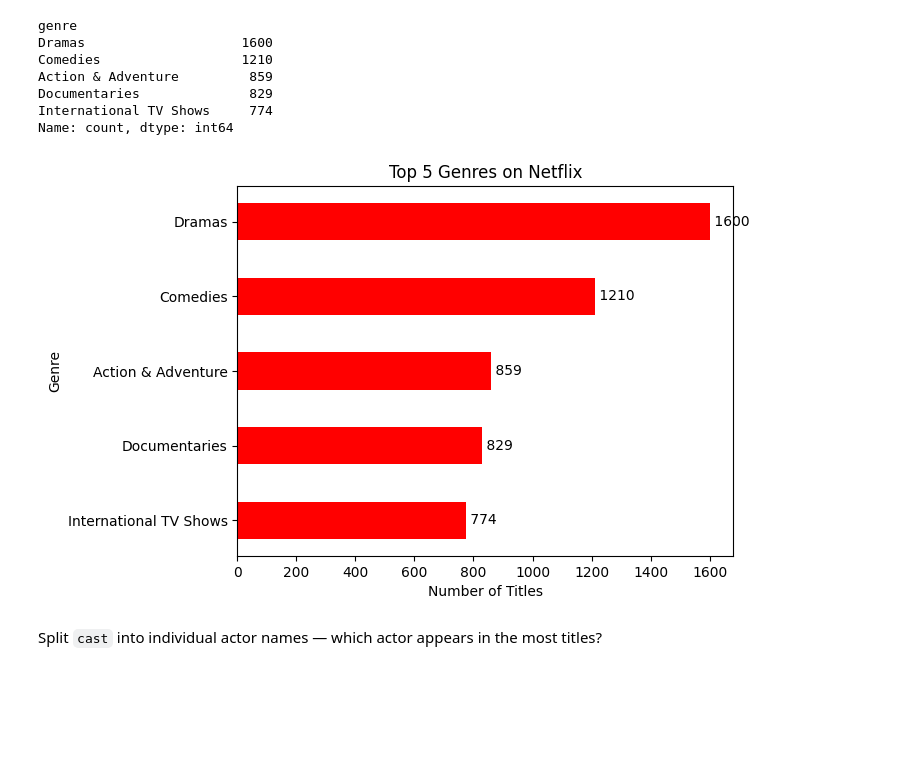
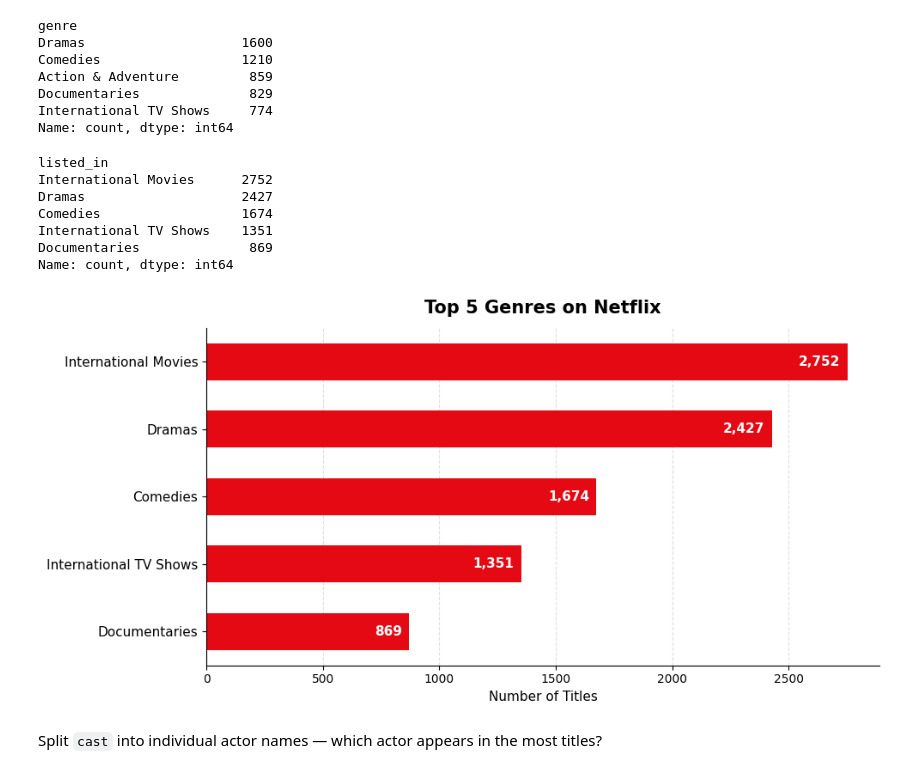
Before and after one commit to arnavvpareek/Netflix-EDA, a Jupyter notebook: notebooks/netflix_eda.ipynb, the cells around one changed output. Cells and saved outputs as stored; diff of their text form; code cells hidden in the pictures; blank space fills up the shorter version.

Commit message:
Most associated Genre with TV shows and movies

```diff
--- a/notebooks/netflix_eda.ipynb
+++ b/notebooks/netflix_eda.ipynb
@@ -444,19 +437,44 @@ Action & Adventure         859
 Documentaries              829
 International TV Shows     774
 Name: count, dtype: int64
+# %%
+
+genre_exploded = netflix['listed_in'].str.split(',')
+genre_exploded = genre_exploded.explode()
+genre_exploded= genre_exploded.str.strip()
+
+genre_exploded.value_counts().head()
+# %% [output]
+listed_in
+International Movies      2752
+Dramas                    2427
+Comedies                  1674
+International TV Shows    1351
+Documentaries              869
+Name: count, dtype: int64
 # %%
-top5_genres=netflix['genre'].value_counts().head()
-bars=plt.barh(top5_genres.index, top5_genres.values, color='red', height=0.5)
-plt.xlabel('Number of Titles')
-plt.ylabel('Genre')
-plt.title('Top 5 Genres on Netflix')
-plt.gca().invert_yaxis()
+
+top5_genres = genre_exploded.value_counts().head().sort_values()
+
+fig, ax = plt.subplots(figsize=(10, 5))
+bars = ax.barh(top5_genres.index, top5_genres.values, color='#E50914', height=0.55)
+
 for bar in bars:
-    width=bar.get_width()
-    plt.text(width, bar.get_y()+bar.get_height()/2, f' {int(width)}', va='center')
+    width = bar.get_width()
+    ax.text(width - 30, bar.get_y() + bar.get_height() / 2,
+            f'{int(width):,}', va='center', ha='right', fontsize=11, fontweight='bold', color='white')
+
+ax.set_xlabel('Number of Titles', fontsize=11)
+ax.set_title('Top 5 Genres on Netflix', fontsize=15, fontweight='bold', pad=12)
+ax.spines[['top', 'right']].set_visible(False)
+ax.tick_params(axis='y', labelsize=11)
+ax.xaxis.grid(True, linestyle='--', alpha=0.4)
+ax.set_axisbelow(True)
+
+plt.tight_layout()
 plt.show()
 # %% [output]
-[figure, old version]
+[figure, new version]
 # %% [markdown]
 Split `cast` into individual actor names — which actor appears in the most titles?
 # %%
```
Also changed, not shown: parts of 6 cells of this notebook.
